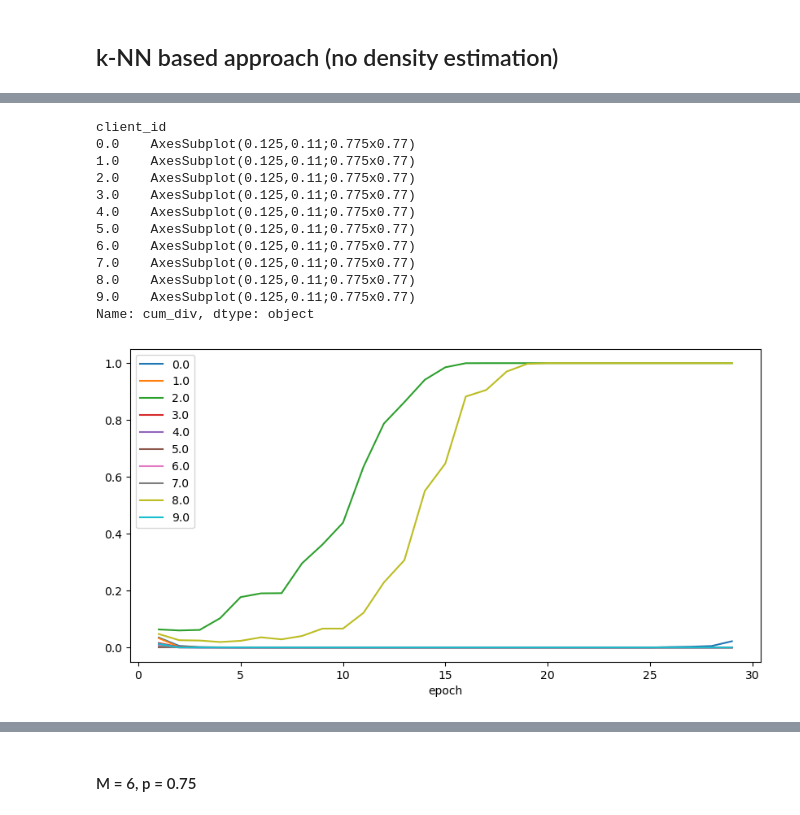
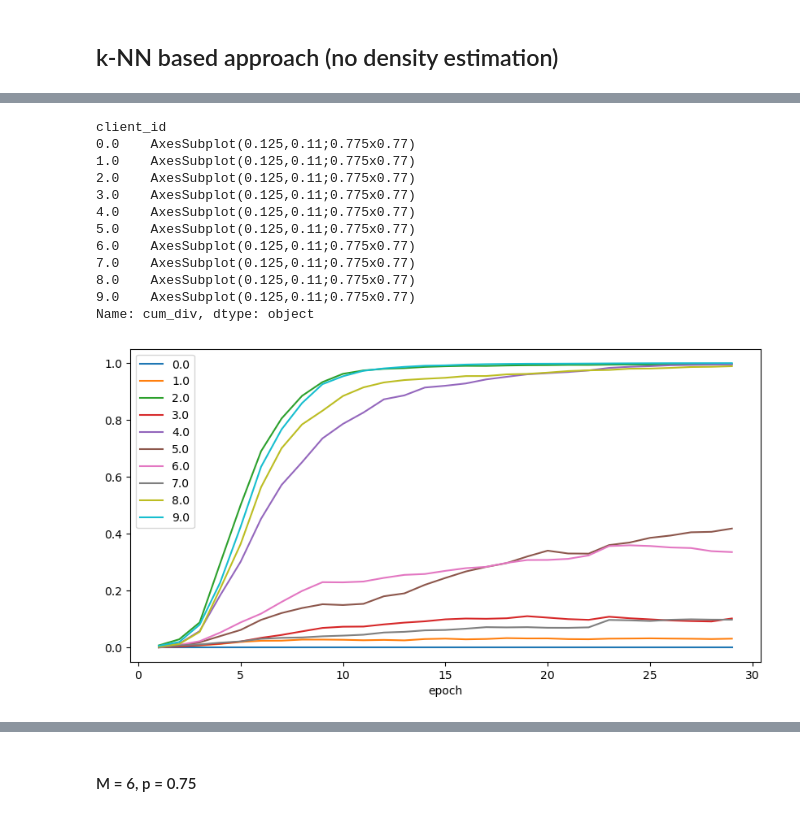
Before and after one commit to a-ayad/Split_ECG_Classification, a Jupyter notebook: density_diff.ipynb, the cells around one changed output, grey strips where cells are left out. Saved outputs shown, nothing was run; the diff lists cells and outputs as text; code cells hidden in the pictures.

```diff
--- a/density_diff.ipynb
+++ b/density_diff.ipynb
@@ -30,11 +30,12 @@ import client.utils as utils
 %load_ext autoreload
 %autoreload 2
 # %%
-epochs = 30
+epochs = 14
 N = 10
-M = 2
-p = 0.25
-base_path = f"/home/mohkoh/projects/Split_ECG_Classification/latent_space/N={N}_M={M}_type=LF_p={p}"
+M = 4
+p = 0.5
+iid = False
+base_path = f"/home/mohkoh/projects/Split_ECG_Classification/latent_space/IID={iid}_N={N}_M={M}_type=LF_p={p}"
 metadata = pickle.load(open(os.path.join(base_path, "metadata.pickle"), "rb"))
 
 epoch = 5
@@ -245,22 +237,23 @@ df_plot = rolling_membership_diff(df_clients, ref=5, method="kernel")
 # %%
+df_plot = rolling_membership_diff(df_clients, ref=None, method="kernel")
 #df_plot["cum_div"] = df_plot.groupby("client_id")["skl"].transform(pd.Series.cumsum)
 # df_plot["cum_div"] = df_plot.groupby("client_id")["skl"].transform(lambda x: x.rolling(window=20, min_periods=0, center=False).sum())
 df_plot["cum_div"] = df_plot.groupby("client_id")["skl"].transform(lambda x: x.ewm(halflife=15).sum())
 df_plot = df_plot.apply(lambda x: exp_decay(x), axis=1)
 df_plot["cum_div"][df_plot["cum_div"] < 0] = 0
 #df_plot["cum_div"] = df_plot.groupby("epoch")["cum_div"].transform(lambda x: 1 - np.exp(-x**2))
 df_plot[df_plot.epoch < 30].set_index("epoch").groupby("client_id")["cum_div"].plot(legend=True, figsize=(10, 5))
 # %% [output]
 client_id
 0.0    AxesSubplot(0.125,0.11;0.775x0.77)
 1.0    AxesSubplot(0.125,0.11;0.775x0.77)
 2.0    AxesSubplot(0.125,0.11;0.775x0.77)
 3.0    AxesSubplot(0.125,0.11;0.775x0.77)
 4.0    AxesSubplot(0.125,0.11;0.775x0.77)
 5.0    AxesSubplot(0.125,0.11;0.775x0.77)
 6.0    AxesSubplot(0.125,0.11;0.775x0.77)
 7.0    AxesSubplot(0.125,0.11;0.775x0.77)
 8.0    AxesSubplot(0.125,0.11;0.775x0.77)
 9.0    AxesSubplot(0.125,0.11;0.775x0.77)
 Name: cum_div, dtype: object
-[figure, old version]
+[figure, new version]
```
Also changed, not shown: parts of 7 cells of this notebook, 3 other files.
